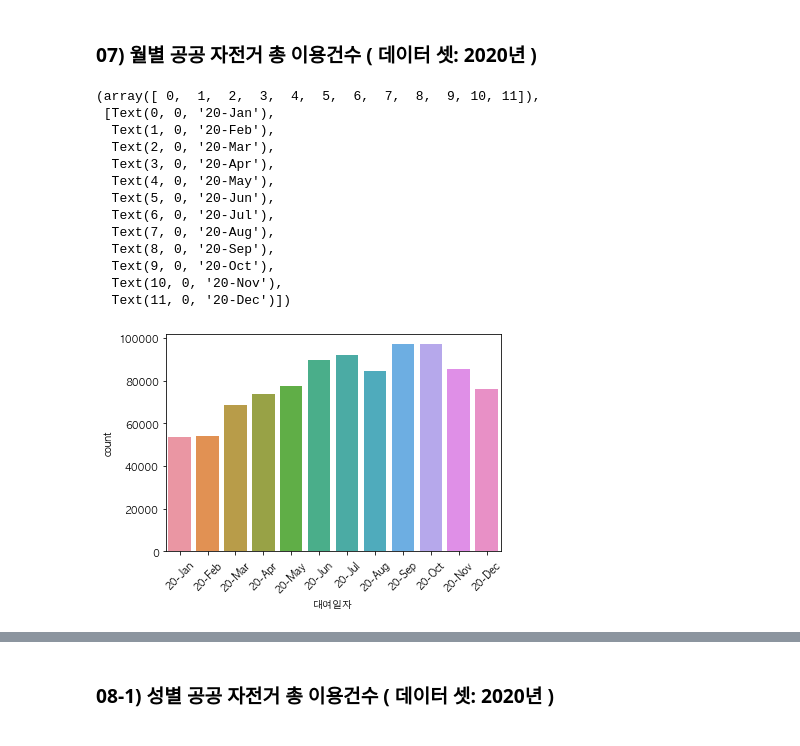
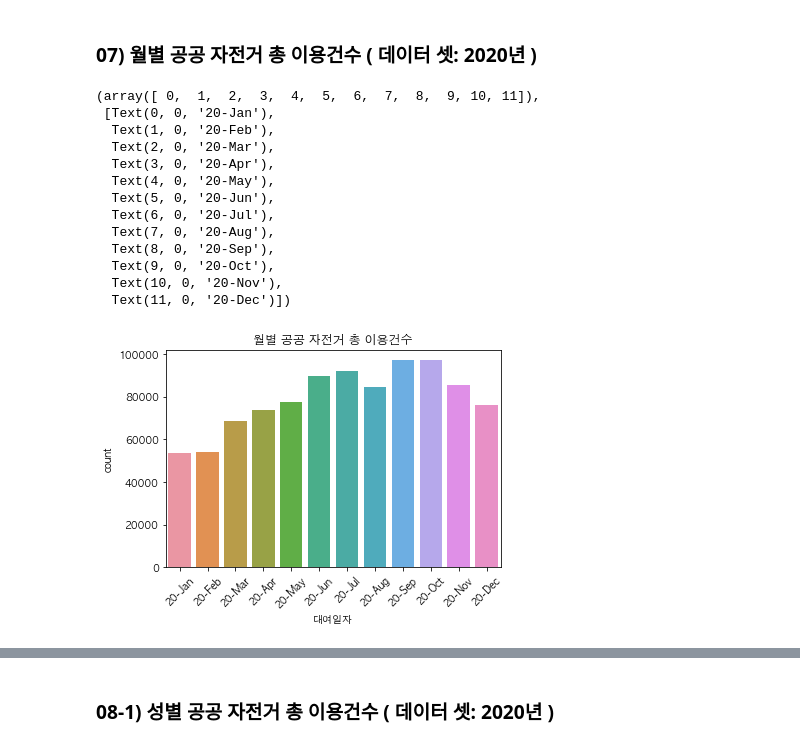
Before and after one commit to jinubot07/LikeLion_13th_DataCourse, a Jupyter notebook: 08_PRJ_team_project/Team_PRJ_bike.ipynb, the cells around one changed output, grey strips where cells are left out. Saved outputs shown, nothing was run; the diff lists cells and outputs as text; code cells hidden in the pictures.

Commit message:
TP01_bike

```diff
--- a/08_PRJ_team_project/Team_PRJ_bike.ipynb
+++ b/08_PRJ_team_project/Team_PRJ_bike.ipynb
@@ -138,9 +138,10 @@ Index(['대여일자', '대여소번호', '대여소명', '대여구분코드',
 # %% [markdown]
 ### 05) 데이터 전처리 : 필요없는 컬럼 삭제
 # %%
-bike_2020.drop(['여성', '남성', '미상', '총 이용건수', 'AGE_001', 'AGE_002',
+bike_2020 = bike_2020.drop(['여성', '남성', '미상', '총 이용건수', 'AGE_001', 'AGE_002',
        'AGE_003', 'AGE_004', 'AGE_005', 'AGE_006', 'AGE_007', 'AGE_008',
        'AGE_009'],axis=1)
+bike_2020.head(7)
 # %% [output]
 |  | 대여일자 | 대여소번호 | 대여소명 | 대여구분코드 | 성별 | 연령대코드 | 이용건수 | 운동량 | 탄소량 | 이동거리 | 이용시간 |
 | 0 | 20-Jan | 3 | 중랑센터 | 일일(회원) | M | AGE_003 | 3 | 61.82 | 0.52 | 2230.0 | 75 |
@@ -203,20 +199,20 @@ bike_2020[['대여일자','성별','연령대코드','이용건수','운동량',
 # %% [markdown]
 ### 07) 월별 공공 자전거 총 이용건수 ( 데이터 셋: 2020년 )
 # %%
-sns.countplot(x='대여일자', data=bike_2020)
+sns.countplot(x='대여일자', data=bike_2020).set_title('월별 공공 자전거 총 이용건수')
 plt.xticks(rotation=45)
 # %% [output]
 (array([ 0,  1,  2,  3,  4,  5,  6,  7,  8,  9, 10, 11]),
  [Text(0, 0, '20-Jan'),
   Text(1, 0, '20-Feb'),
   Text(2, 0, '20-Mar'),
   Text(3, 0, '20-Apr'),
   Text(4, 0, '20-May'),
   Text(5, 0, '20-Jun'),
   Text(6, 0, '20-Jul'),
   Text(7, 0, '20-Aug'),
   Text(8, 0, '20-Sep'),
   Text(9, 0, '20-Oct'),
   Text(10, 0, '20-Nov'),
   Text(11, 0, '20-Dec')])
-[figure, old version]
+[figure, new version]
```
Also changed, not shown: parts of 18 cells of this notebook, 3 other files.
